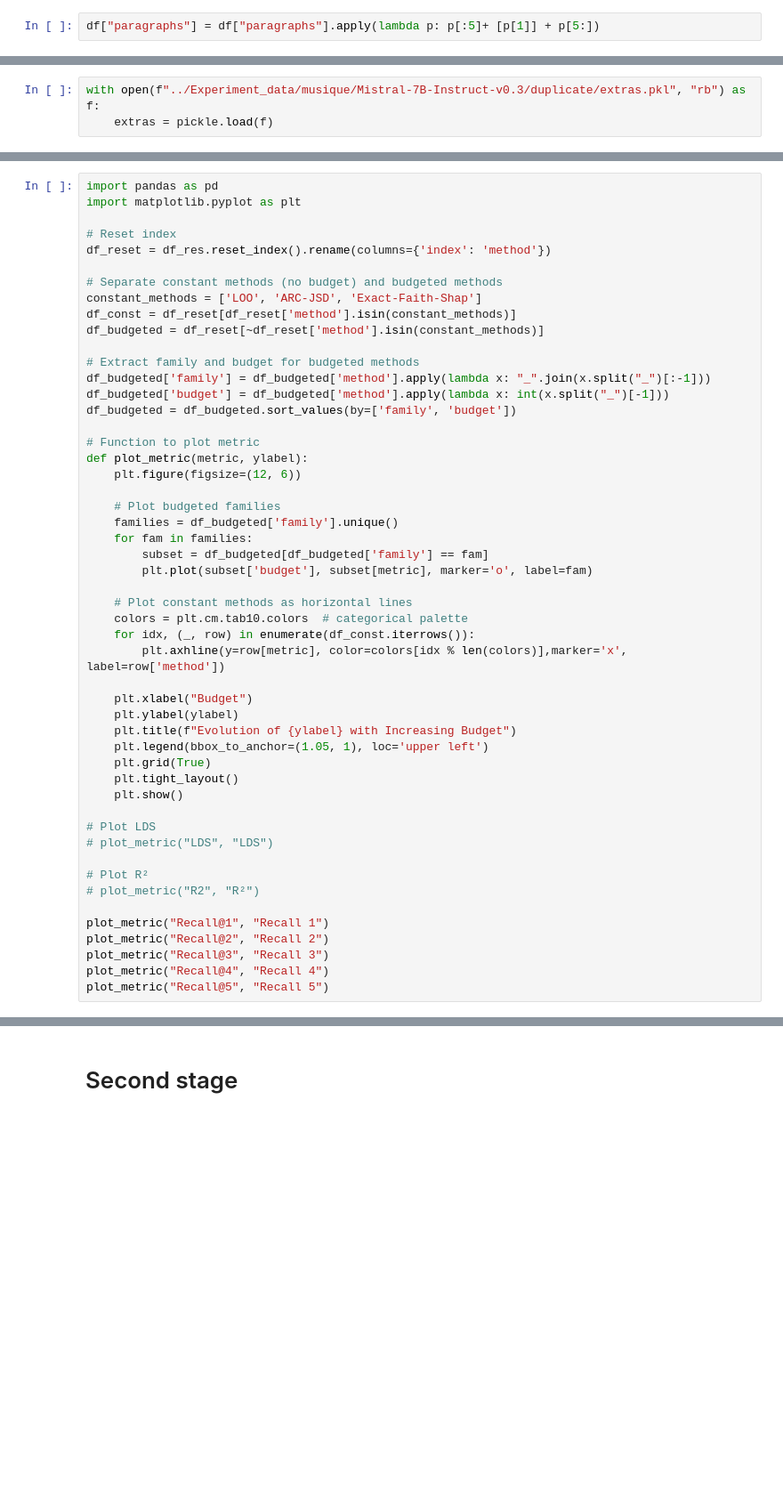
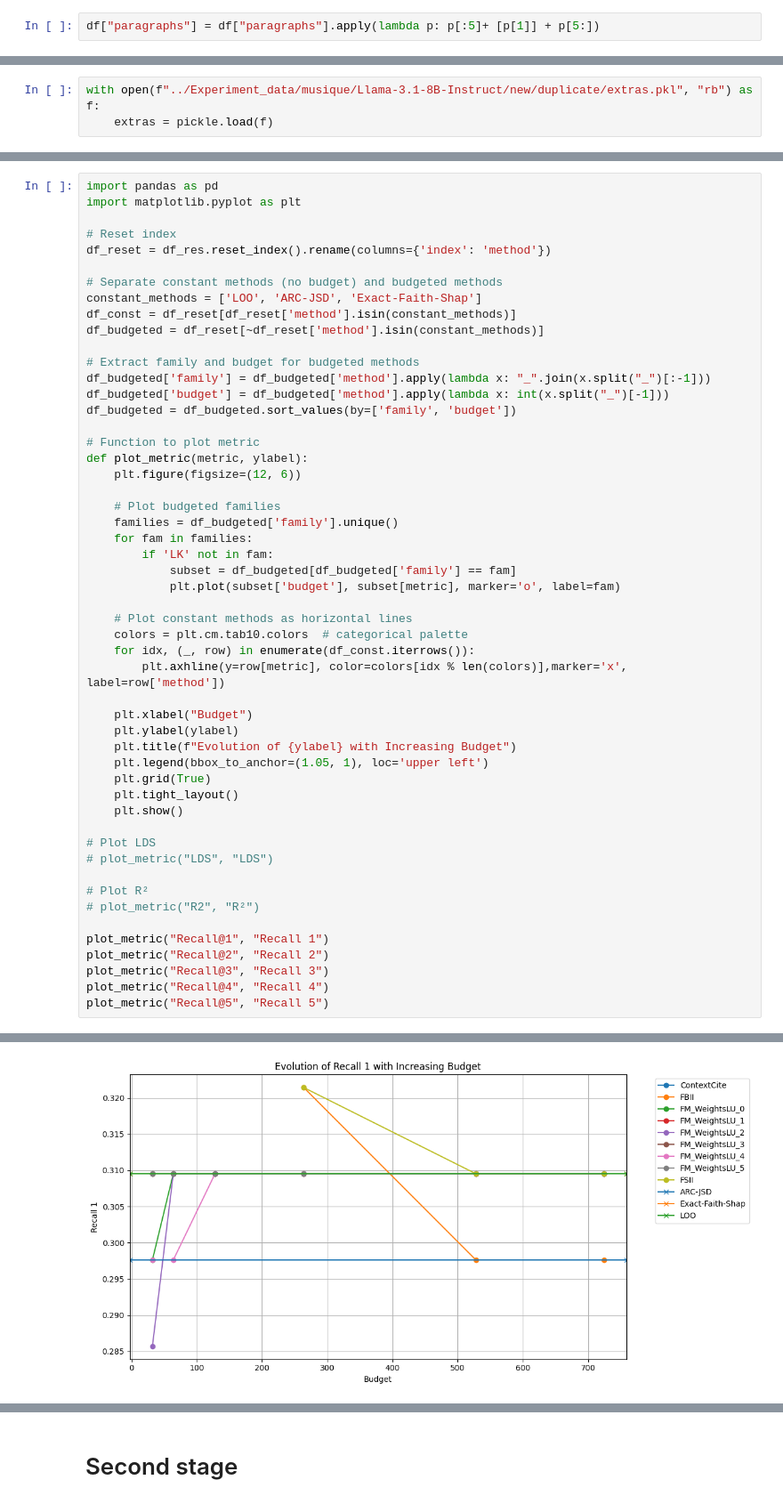
Before and after one commit to iNema9590/LLMX, a Jupyter notebook: Notebooks/musique_shap.ipynb, the cells around one changed output, grey strips where cells are left out. Shown at 89% size. Saved outputs shown, nothing was run; the diff lists cells and outputs as text; blank space fills up the shorter version.

```diff
--- a/Notebooks/musique_shap.ipynb
+++ b/Notebooks/musique_shap.ipynb
@@ -203,4 +281,4 @@ with open(f"../Experiment_data/musique/Mistral-7B-Instruct-v0.3/duplicate/result
     all_results = pickle.load(f)
 # %%
-with open(f"../Experiment_data/musique/Mistral-7B-Instruct-v0.3/duplicate/extras.pkl", "rb") as f:
+with open(f"../Experiment_data/musique/Llama-3.1-8B-Instruct/new/duplicate/extras.pkl", "rb") as f:
     extras = pickle.load(f)
@@ -287,8 +436,9 @@ def plot_metric(metric, ylabel):
     # Plot budgeted families
     families = df_budgeted['family'].unique()
     for fam in families:
-        subset = df_budgeted[df_budgeted['family'] == fam]
-        plt.plot(subset['budget'], subset[metric], marker='o', label=fam)
+        if 'LK' not in fam:
+            subset = df_budgeted[df_budgeted['family'] == fam]
+            plt.plot(subset['budget'], subset[metric], marker='o', label=fam)
 
     # Plot constant methods as horizontal lines
     colors = plt.cm.tab10.colors  # categorical palette
@@ -314,3 +464,4 @@ plot_metric("Recall@2", "Recall 2")
 plot_metric("Recall@3", "Recall 3")
 plot_metric("Recall@4", "Recall 4")
 plot_metric("Recall@5", "Recall 5")
+# %% [output]
@@ -316,0 +478 @@ plot_metric("Recall@5", "Recall 5")
+[figure, added]
```
Also changed, not shown: parts of 25 cells of this notebook, 3 other files.
